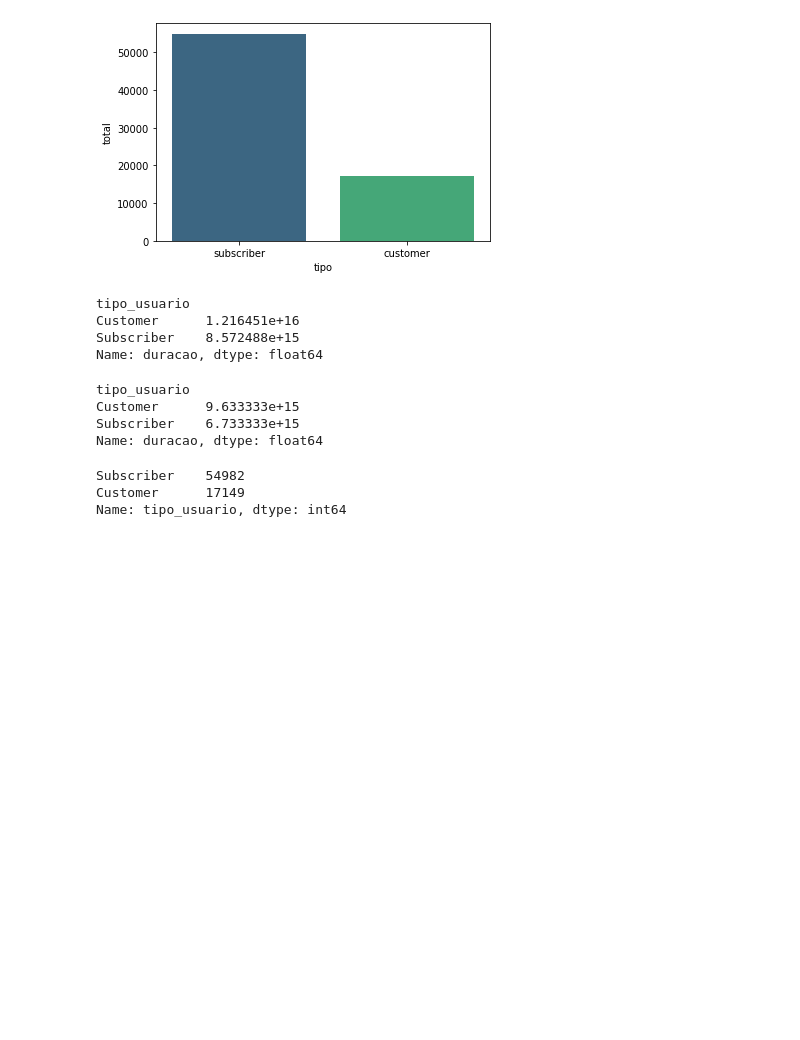
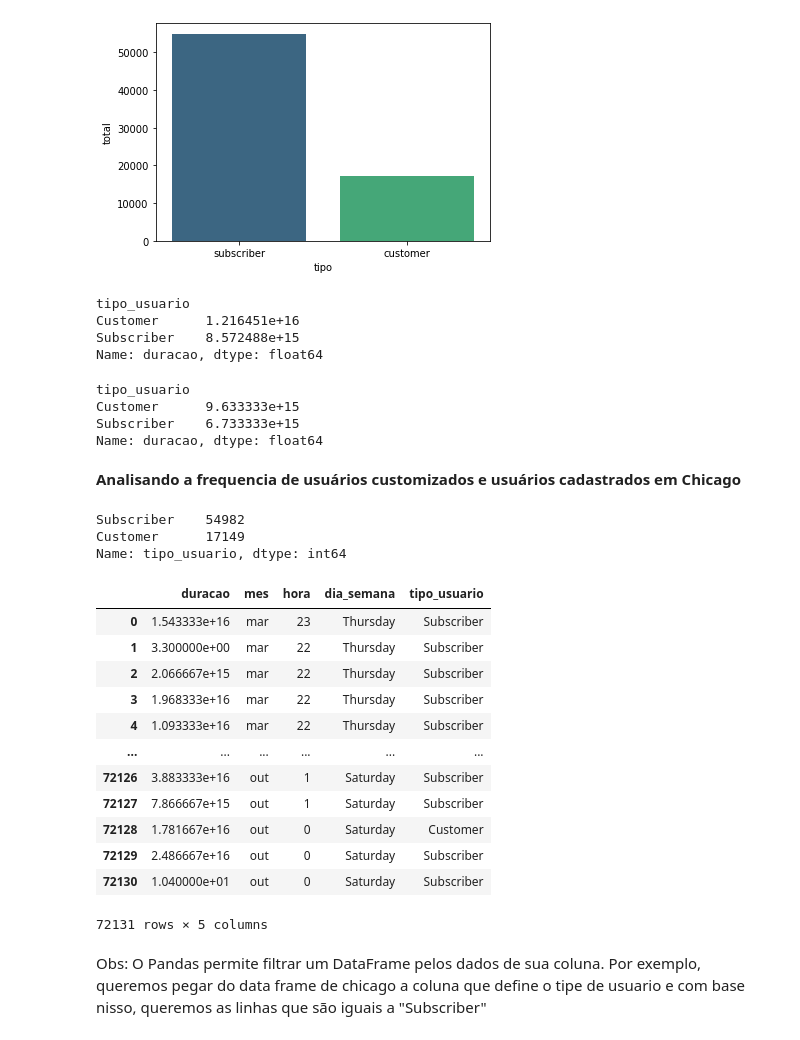
Before and after one commit to gabrielcn/Bike_Sharing, a Jupyter notebook: cyclistic_bike_share.ipynb, the cells around one changed output. Cells and saved outputs as stored; diff of their text form; code cells hidden in the pictures; blank space fills up the shorter version.

```diff
--- a/cyclistic_bike_share.ipynb
+++ b/cyclistic_bike_share.ipynb
@@ -676,6 +676,8 @@ tipo_usuario
 Customer      9.633333e+15
 Subscriber    6.733333e+15
 Name: duracao, dtype: float64
+# %% [markdown]
+**Analisando a frequencia de usuários customizados e usuários cadastrados em Chicago**
 # %%
 total_tipo_usuarios_chicago = df_chicago.tipo_usuario.value_counts()
 # %%
@@ -684,3 +686,23 @@ total_tipo_usuarios_chicago
 Subscriber    54982
 Customer      17149
 Name: tipo_usuario, dtype: int64
+# %%
+df_chicago2 = df_chicago.copy() #Cria uma cópia do df_chicago_copy
+# %%
+df_chicago2
+# %% [output]
+|  | duracao | mes | hora | dia_semana | tipo_usuario |
+| 0 | 1.543333e+16 | mar | 23 | Thursday | Subscriber |
+| 1 | 3.300000e+00 | mar | 22 | Thursday | Subscriber |
+| 2 | 2.066667e+15 | mar | 22 | Thursday | Subscriber |
+| 3 | 1.968333e+16 | mar | 22 | Thursday | Subscriber |
+| 4 | 1.093333e+16 | mar | 22 | Thursday | Subscriber |
+| ... | ... | ... | ... | ... | ... |
+| 72126 | 3.883333e+16 | out | 1 | Saturday | Subscriber |
+| 72127 | 7.866667e+15 | out | 1 | Saturday | Subscriber |
+| 72128 | 1.781667e+16 | out | 0 | Saturday | Customer |
+| 72129 | 2.486667e+16 | out | 0 | Saturday | Subscriber |
+| 72130 | 1.040000e+01 | out | 0 | Saturday | Subscriber |
+72131 rows × 5 columns
+# %% [markdown]
+Obs: O Pandas permite filtrar um DataFrame pelos dados de sua coluna. Por exemplo, queremos pegar do data frame de chicago a coluna que define o tipe de usuario e com base nisso, queremos as linhas que são iguais a "Subscriber"
```
Also changed, not shown: parts of 18 cells of this notebook.
